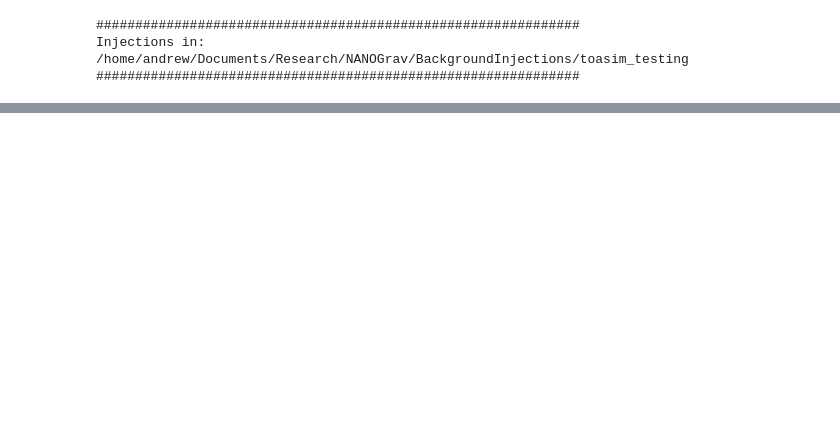
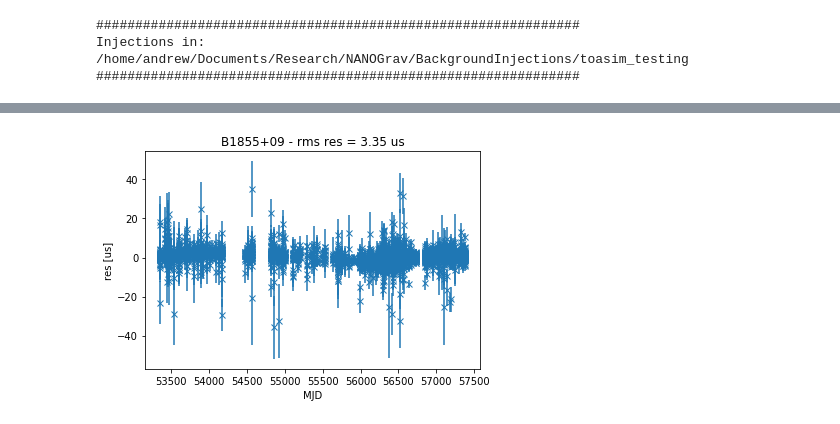
Before and after one commit to LBJ-Wade/NANOGrav, a Jupyter notebook: BackgroundInjections/toasim_testing/comparisons_v1.ipynb, the cells around one changed output, grey strips where cells are left out. Saved outputs shown, nothing was run; the diff lists cells and outputs as text; code cells hidden in the pictures; blank space fills up the shorter version.

```diff
--- a/BackgroundInjections/toasim_testing/comparisons_v1.ipynb
+++ b/BackgroundInjections/toasim_testing/comparisons_v1.ipynb
@@ -87,0 +183,4 @@ OSError: /home/andrew/Documents/Research/NANOGrav/BackgroundInjections/nano11/ps
+# %%
+LP.plotres(test_psr1)
+# %% [output]
+[figure, added]
```
Also changed, not shown: parts of 25 cells of this notebook, 2 other files.
